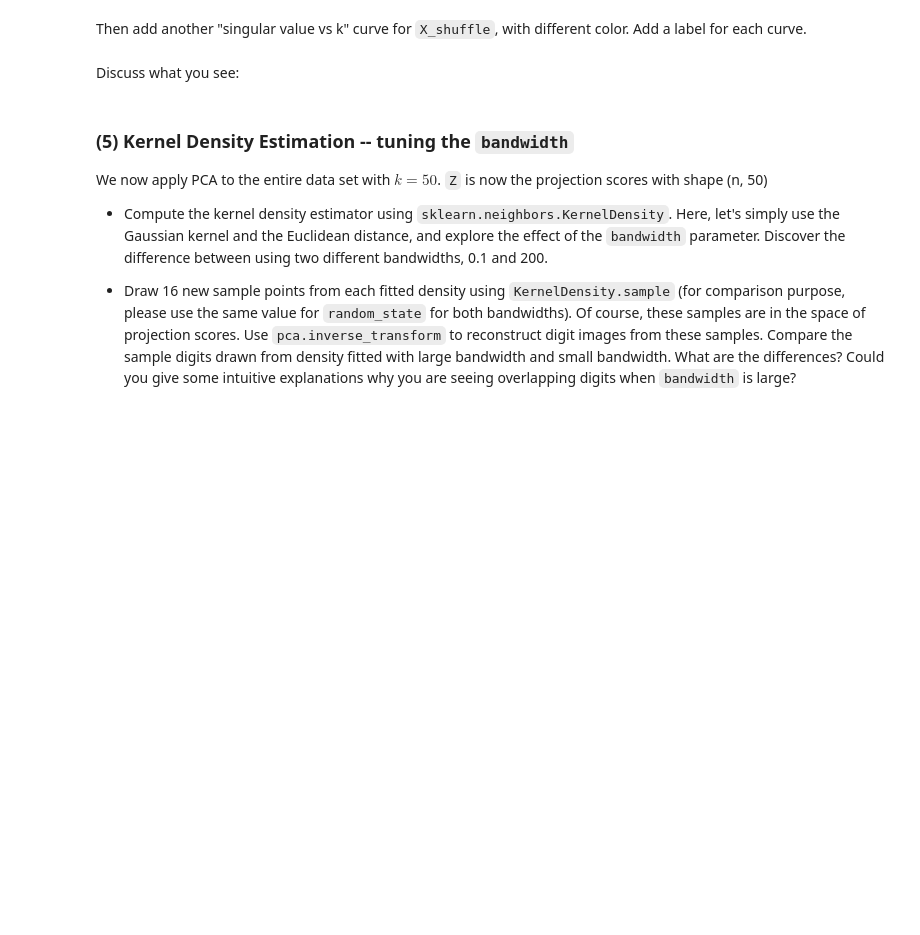
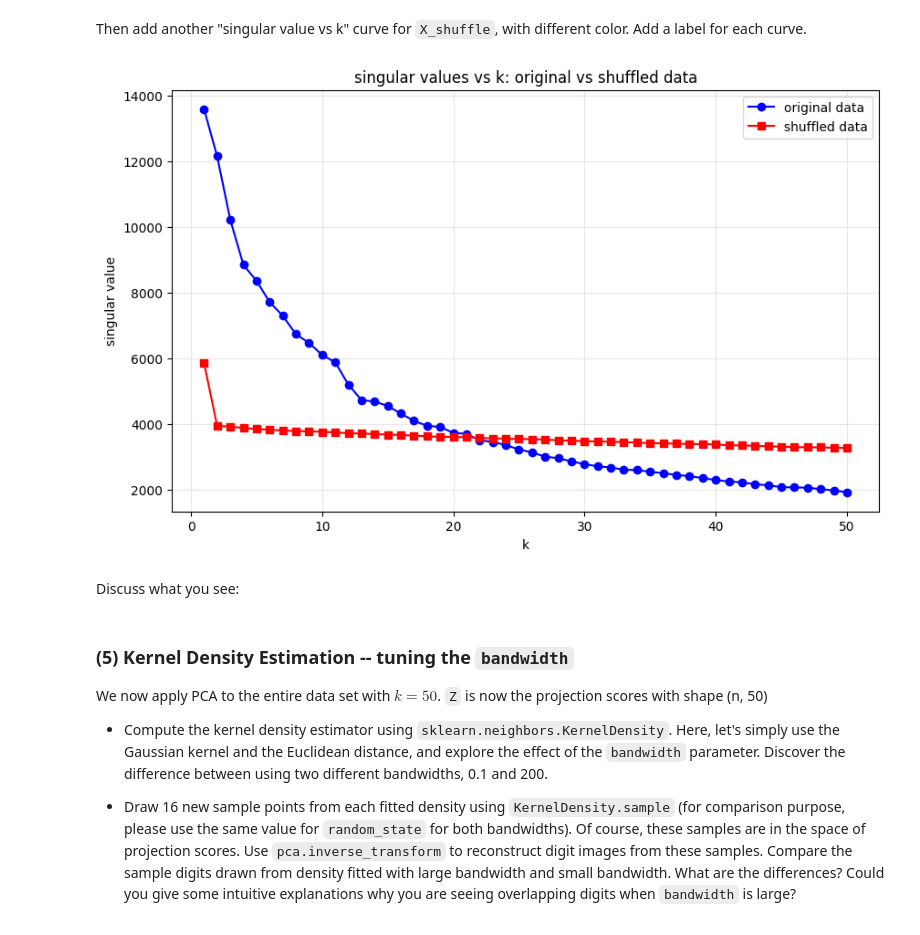
Before and after one commit to blingbangboom/142B-Final, a Jupyter notebook: Final_Project_STA142B_S25.ipynb, the cells around one changed output. Cells and saved outputs as stored; diff of their text form; code cells hidden in the pictures; blank space fills up the shorter version.

```diff
--- a/Final_Project_STA142B_S25.ipynb
+++ b/Final_Project_STA142B_S25.ipynb
@@ -236,30 +242,23 @@ Then add another "singular value vs k" curve for `X_shuffle`, with different col
 # %%
 ##### your code starts here #####
 
-X_centered = X - X_bar
-U, s_original, Vt = np.linalg.svd(X_centered.T, full_matrices=False)
+#svd calc
+X_shuffle_centered = X_shuffle - X_shuffle.mean(axis=0)
+U_shuffle, s_shuffle, Vt_shuffle = np.linalg.svd(X_shuffle_centered, full_matrices=False)
 
-X_shuffle = X.copy()
-for i in range(X_shuffle.shape[0]):
-    np.random.shuffle(X_shuffle[i])
-
-X_shuffle_centered = X_shuffle - X_shuffle.mean(axis=0)
-U_shuffle, s_shuffle, Vt_shuffle = np.linalg.svd(X_shuffle_centered.T, full_matrices=False)
-
-# plt compare
-k_range = range(1, min(51, len(s_original) + 1))
-plt.figure(figsize=(12, 6))
-plt.plot(k_range, s_original[:len(k_range)], 'b-o', label='original data', markersize=4)
-plt.plot(k_range, s_shuffle[:len(k_range)], 'r-s', label='shuffled data', markersize=4)
+plt.figure(figsize=(10, 6))
+plt.plot(k_values, s[:len(k_values)], 'b-o', label='original data')
+plt.plot(k_values, s_shuffle[:len(k_values)], 'r-s', label='shuffled data')
 plt.xlabel("k")
 plt.ylabel("singular value")
 plt.title("singular values vs k: original vs shuffled data")
 plt.legend()
 plt.grid(True, alpha=0.3)
-plt.yscale('log')
 plt.show()
 
 ##### your code ends here #####
+# %% [output]
+[figure, added]
 # %% [markdown]
 Discuss what you see:
 # %% [markdown]
```
Also changed, not shown: parts of 6 cells of this notebook.
